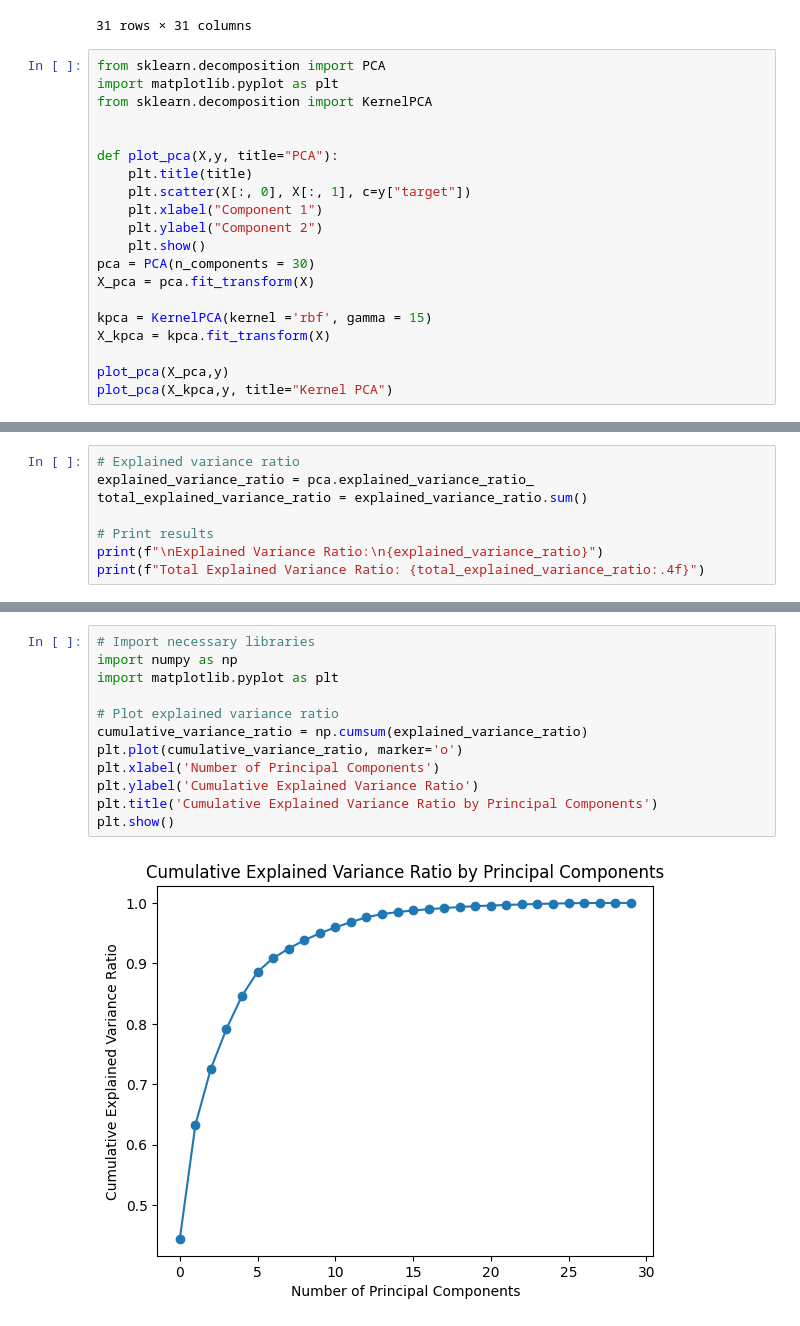
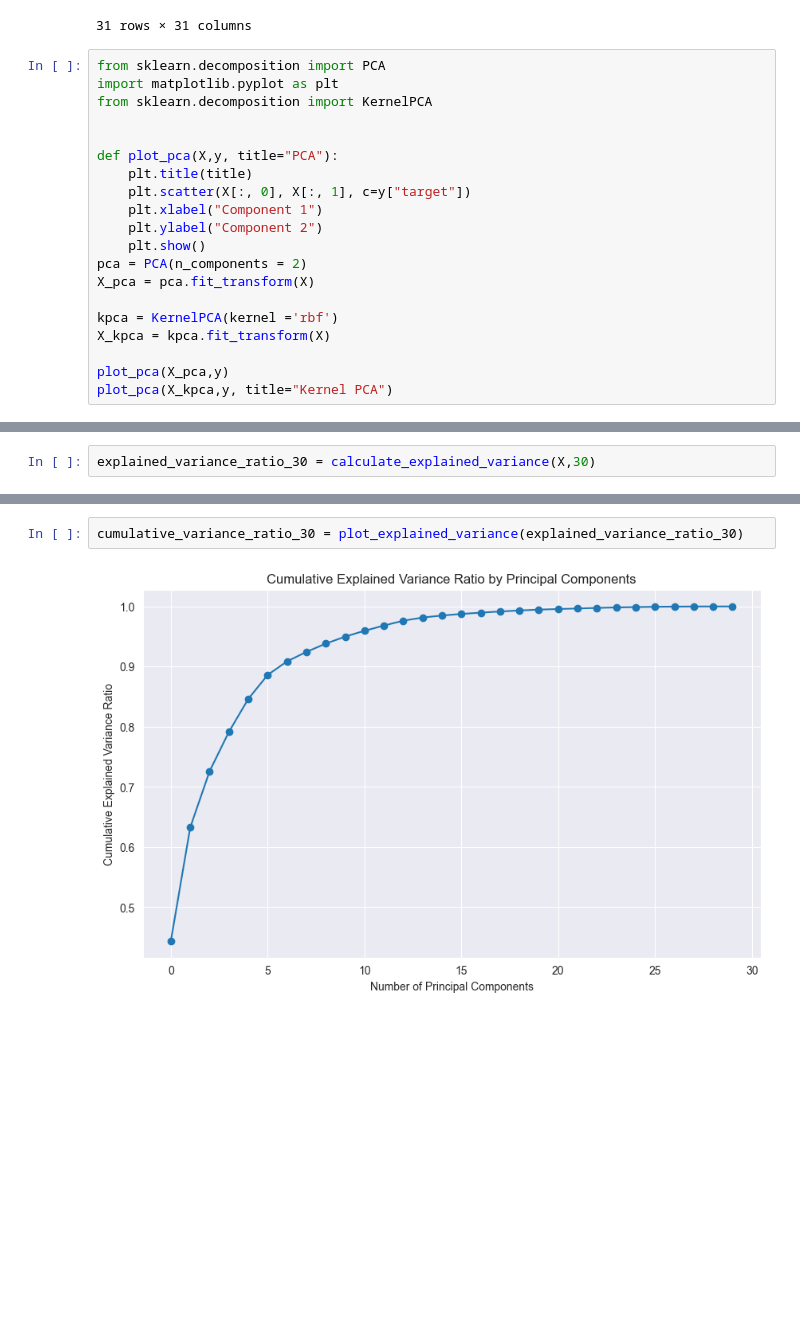
Before and after one commit to wozniakos10/Large-Datasets-Visualization, a Jupyter notebook: lab_2/breast_cancer.ipynb, the cells around one changed output, grey strips where cells are left out. Saved outputs shown, nothing was run; the diff lists cells and outputs as text; blank space fills up the shorter version.

```diff
--- a/lab_2/breast_cancer.ipynb
+++ b/lab_2/breast_cancer.ipynb
@@ -43,10 +45,10 @@ def plot_pca(X,y, title="PCA"):
     plt.xlabel("Component 1")
     plt.ylabel("Component 2")
     plt.show()
-pca = PCA(n_components = 30)
+pca = PCA(n_components = 2)
 X_pca = pca.fit_transform(X)
 
-kpca = KernelPCA(kernel ='rbf', gamma = 15)
+kpca = KernelPCA(kernel ='rbf')
 X_kpca = kpca.fit_transform(X)
 
 plot_pca(X_pca,y)
@@ -76,9 +98,3 @@ Total Explained Variance: 30.2869
 # %%
-# Explained variance ratio
-explained_variance_ratio = pca.explained_variance_ratio_
-total_explained_variance_ratio = explained_variance_ratio.sum()
-
-# Print results
-print(f"\nExplained Variance Ratio:\n{explained_variance_ratio}")
-print(f"Total Explained Variance Ratio: {total_explained_variance_ratio:.4f}")
+explained_variance_ratio_30 = calculate_explained_variance(X,30)
 # %% [output]
@@ -95,14 +118,4 @@ Total Explained Variance Ratio: 1.0000
 # %%
-# Import necessary libraries
-import numpy as np
-import matplotlib.pyplot as plt
-
-# Plot explained variance ratio
-cumulative_variance_ratio = np.cumsum(explained_variance_ratio)
-plt.plot(cumulative_variance_ratio, marker='o')
-plt.xlabel('Number of Principal Components')
-plt.ylabel('Cumulative Explained Variance Ratio')
-plt.title('Cumulative Explained Variance Ratio by Principal Components')
-plt.show()
+cumulative_variance_ratio_30 = plot_explained_variance(explained_variance_ratio_30)
 # %% [output]
-[figure, old version]
+[figure, new version]
```
Also changed, not shown: parts of 55 cells of this notebook, 1 other file.
